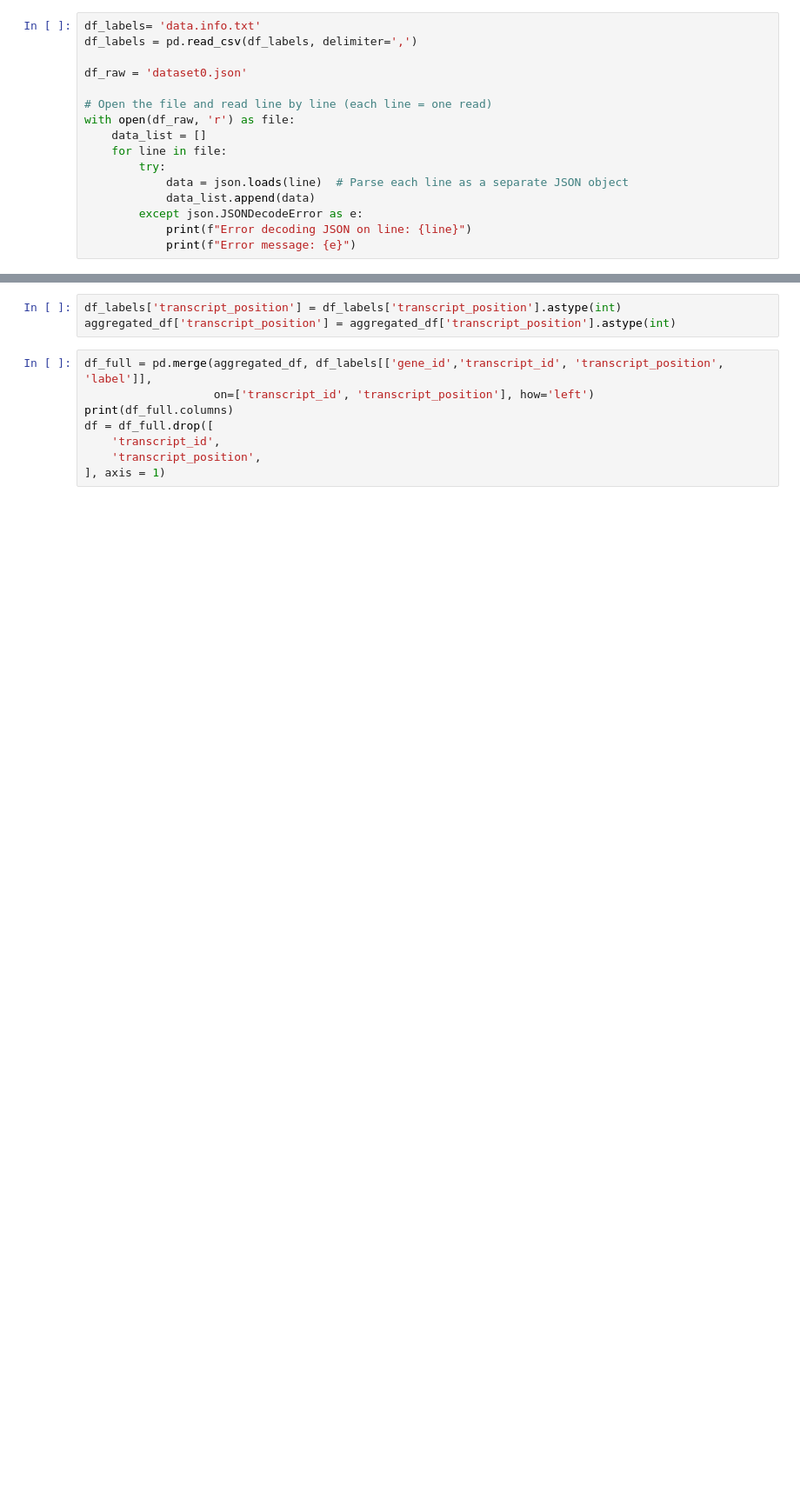
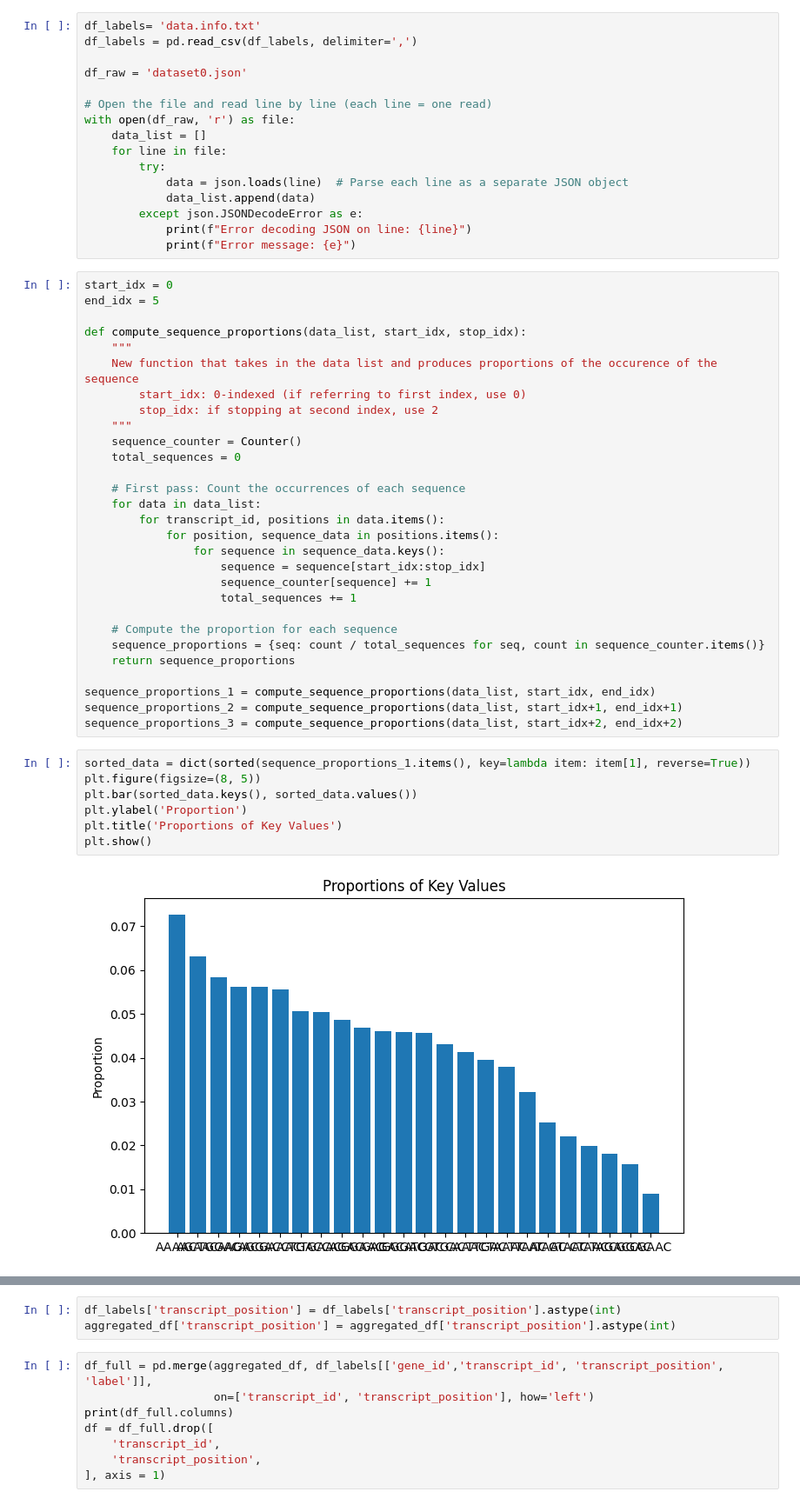
Before and after one commit to yunethiri/DSA4262-geneandtonic, a Jupyter notebook: full_training.ipynb, the cells around one changed output, grey strips where cells are left out. Shown: that part at 87% size. Saved outputs shown, nothing was run; the diff lists cells and outputs as text; blank space fills up the shorter version.

```diff
--- a/full_training.ipynb
+++ b/full_training.ipynb
@@ -28,5 +29,43 @@ with open(df_raw, 'r') as file:
         except json.JSONDecodeError as e:
             print(f"Error decoding JSON on line: {line}")
             print(f"Error message: {e}")
+# %%
+start_idx = 0
+end_idx = 5
+
+def compute_sequence_proportions(data_list, start_idx, stop_idx):
+    """
+    New function that takes in the data list and produces proportions of the occurence of the sequence
+        start_idx: 0-indexed (if referring to first index, use 0)
+        stop_idx: if stopping at second index, use 2
+    """
+    sequence_counter = Counter()
+    total_sequences = 0
+
+    # First pass: Count the occurrences of each sequence
+    for data in data_list:
+        for transcript_id, positions in data.items():
+            for position, sequence_data in positions.items():
+                for sequence in sequence_data.keys():
+                    sequence = sequence[start_idx:stop_idx]
+                    sequence_counter[sequence] += 1
+                    total_sequences += 1
+
+    # Compute the proportion for each sequence
+    sequence_proportions = {seq: count / total_sequences for seq, count in sequence_counter.items()}
+    return sequence_proportions
+
+sequence_proportions_1 = compute_sequence_proportions(data_list, start_idx, end_idx)
+sequence_proportions_2 = compute_sequence_proportions(data_list, start_idx+1, end_idx+1)
+sequence_proportions_3 = compute_sequence_proportions(data_list, start_idx+2, end_idx+2)
+# %%
+sorted_data = dict(sorted(sequence_proportions_1.items(), key=lambda item: item[1], reverse=True))
+plt.figure(figsize=(8, 5))
+plt.bar(sorted_data.keys(), sorted_data.values())
+plt.ylabel('Proportion')
+plt.title('Proportions of Key Values')
+plt.show()
+# %% [output]
+[figure, added]
 # %%
 # aggregating data_list
```
Also changed, not shown: parts of 17 cells of this notebook.
